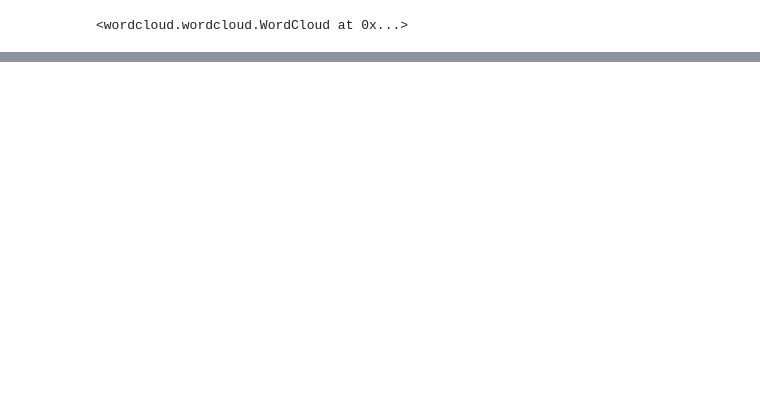
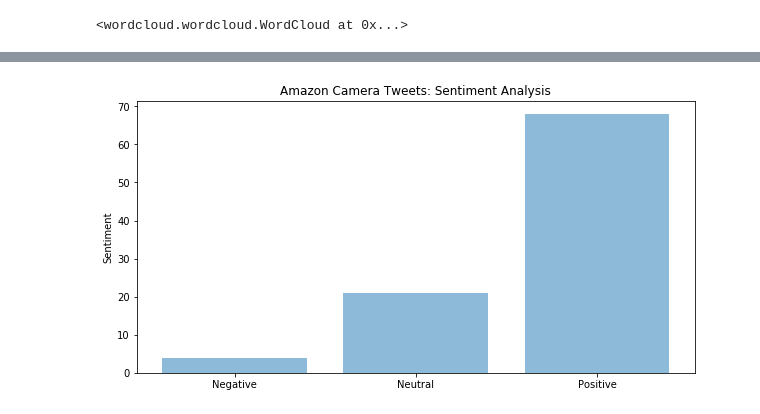
Before and after one commit to amaan2810/Term2-Project, a Jupyter notebook: 2Pro Final1.ipynb, the cells around one changed output, grey strips where cells are left out. Saved outputs shown, nothing was run; the diff lists cells and outputs as text; code cells hidden in the pictures; blank space fills up the shorter version.

```diff
--- a/2Pro Final1.ipynb
+++ b/2Pro Final1.ipynb
@@ -327,0 +615,10 @@ w2.to_file('flipkart_tweets.png')
+# %%
+# plot Amazon Camera tweets
+plt.figure(figsize=(10,5))
+plt.bar(y_pos, AC_counts, align='center', alpha=0.5)
+plt.xticks(y_pos,['Negative','Neutral','Positive'])
+plt.ylabel('Sentiment')
+plt.title('Amazon Camera Tweets: Sentiment Analysis')
+plt.show()
+# %% [output]
+[figure, added]
```
Also changed, not shown: parts of 63 cells of this notebook.
